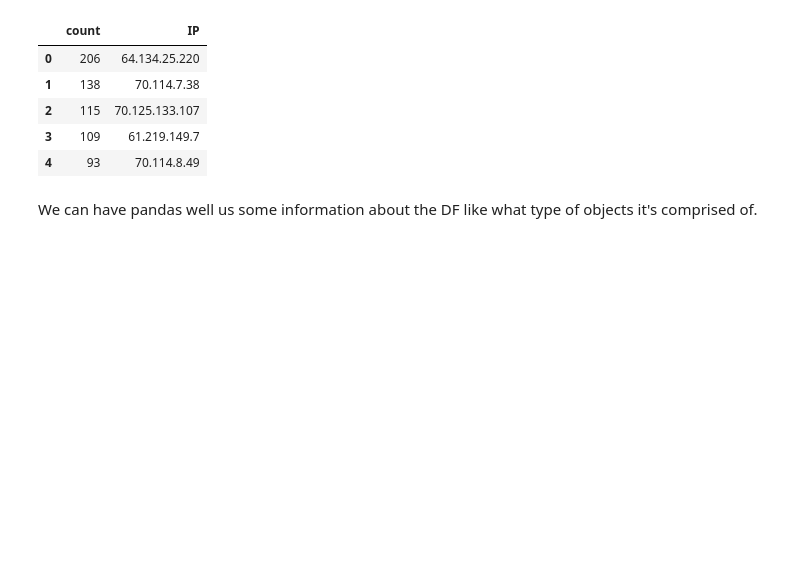
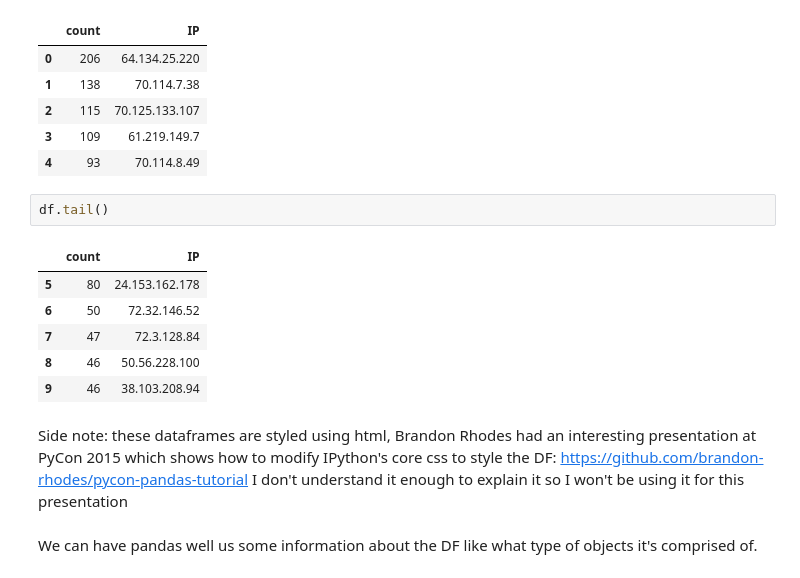
Before and after one commit to epequeno/acpg-may2015, a Jupyter notebook: pandas.ipynb, the cells around one changed output. Cells and saved outputs as stored; diff of their text form; blank space fills up the shorter version.

Commit message:
yay pandas!

```diff
--- a/pandas.ipynb
+++ b/pandas.ipynb
@@ -39,6 +39,17 @@ df.head()
 | 2 | 115 | 70.125.133.107 |
 | 3 | 109 | 61.219.149.7 |
 | 4 | 93 | 70.114.8.49 |
+# %%
+df.tail()
+# %% [output]
+|  | count | IP |
+| 5 | 80 | 24.153.162.178 |
+| 6 | 50 | 72.32.146.52 |
+| 7 | 47 | 72.3.128.84 |
+| 8 | 46 | 50.56.228.100 |
+| 9 | 46 | 38.103.208.94 |
+# %% [markdown]
+Side note: these dataframes are styled using html, Brandon Rhodes had an interesting presentation at PyCon 2015 which shows how to modify IPython's core css to style the DF: https://github.com/brandon-rhodes/pycon-pandas-tutorial I don't understand it enough to explain it so I won't be using it for this presentation
 # %% [markdown]
 We can have pandas well us some information about the DF like what type of objects it's comprised of.
 # %%
```
Also changed, not shown: parts of 15 cells of this notebook, 1 other file.
